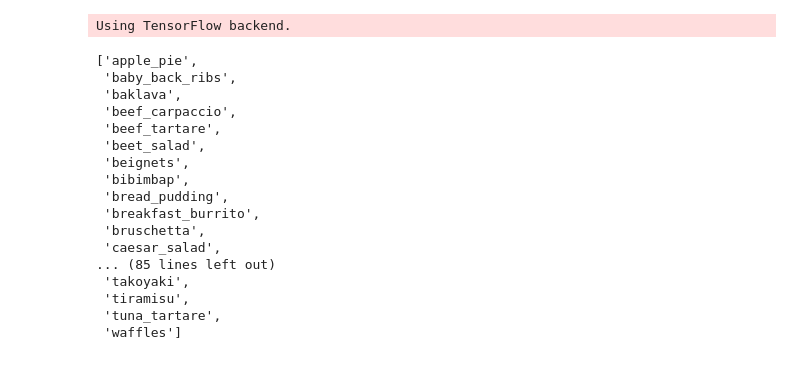
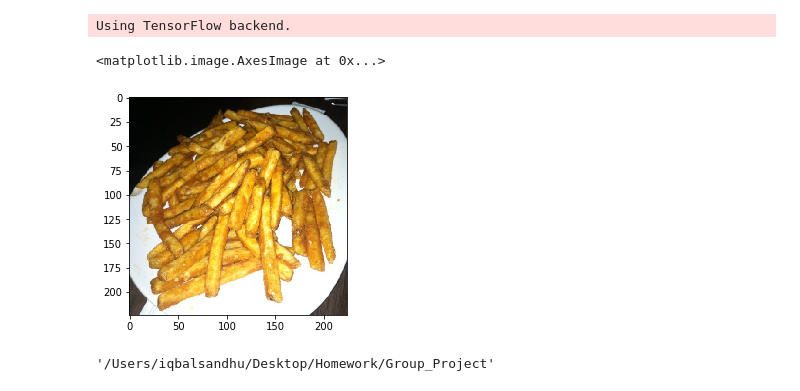
Before and after one commit to madhavi-r/FoodFinder-Project3, a Jupyter notebook: Group Project 3 - Food Stuff.ipynb, the cells around one changed output. Drawn from its saved outputs; the diff is of its cells as text; code cells hidden in the pictures.

```diff
--- a/Group Project 3 - Food Stuff.ipynb
+++ b/Group Project 3 - Food Stuff.ipynb
@@ -24,38 +26,31 @@ Using TensorFlow backend.
 # %%
 import pandas as pd
 
 trainList = []
 
 f_directories = pd.read_csv('food-101/meta/train.txt', header=None)
 fList = f_directories[0].tolist()
 
 for item in fList:
     trainList.append(os.path.join('food-101/image',item + '.jpg'))
 
 trainList
 
-c_directories = pd.read_csv('food-101/meta/classes.txt', header=None)
-trainClasses = c_directories[0].tolist()
+trainClasses = [x.split("/")[0] for x in fList]
 
-trainClasses
+image_path = trainList[30067]
+image_size = (224,224)
+
+img = image.load_img(image_path, target_size=image_size)
+
+plt.imshow(img)
 # %% [output]
-['apple_pie',
- 'baby_back_ribs',
- 'baklava',
- 'beef_carpaccio',
- 'beef_tartare',
- 'beet_salad',
- 'beignets',
- 'bibimbap',
- 'bread_pudding',
- 'breakfast_burrito',
- 'bruschetta',
- 'caesar_salad',
-... (85 lines left out)
- 'takoyaki',
- 'tiramisu',
- 'tuna_tartare',
- 'waffles']
+<matplotlib.image.AxesImage at 0x...>
+[figure, added]
+# %%
+os.getcwd()
+# %% [output]
+'/Users/iqbalsandhu/Desktop/Homework/Group_Project'
 # %%
 from sklearn.model_selection import tran_test_split
 
```
Also changed, not shown: parts of 2 cells of this notebook.
